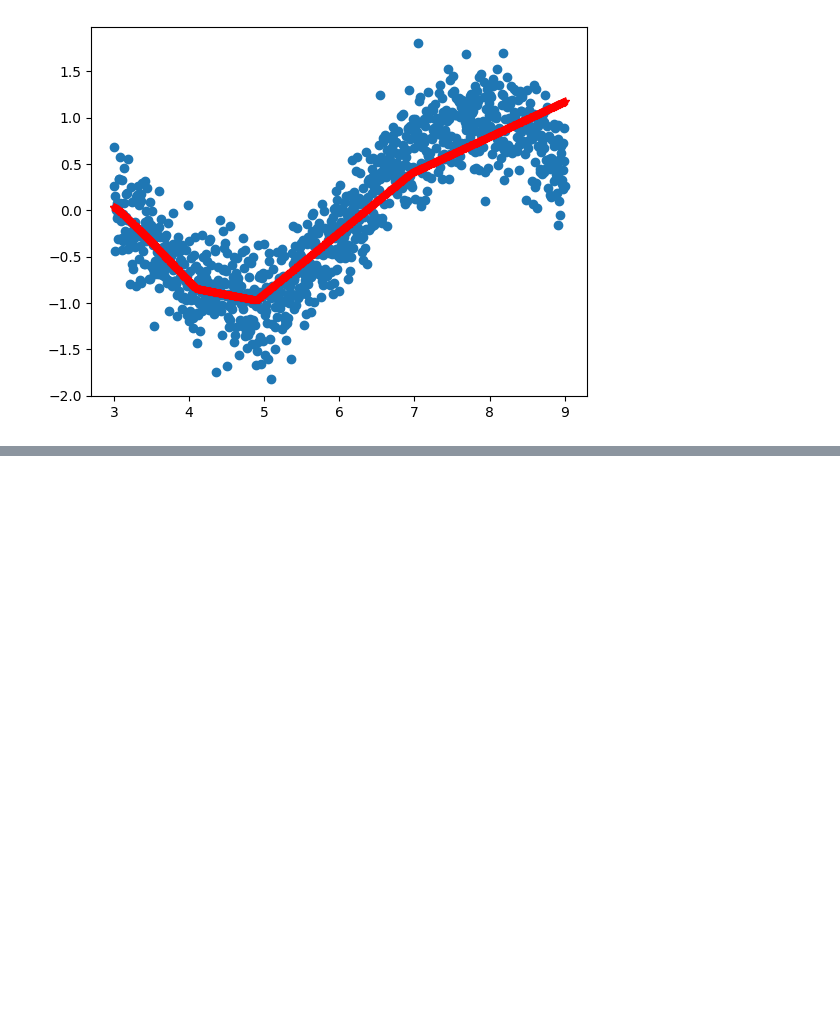
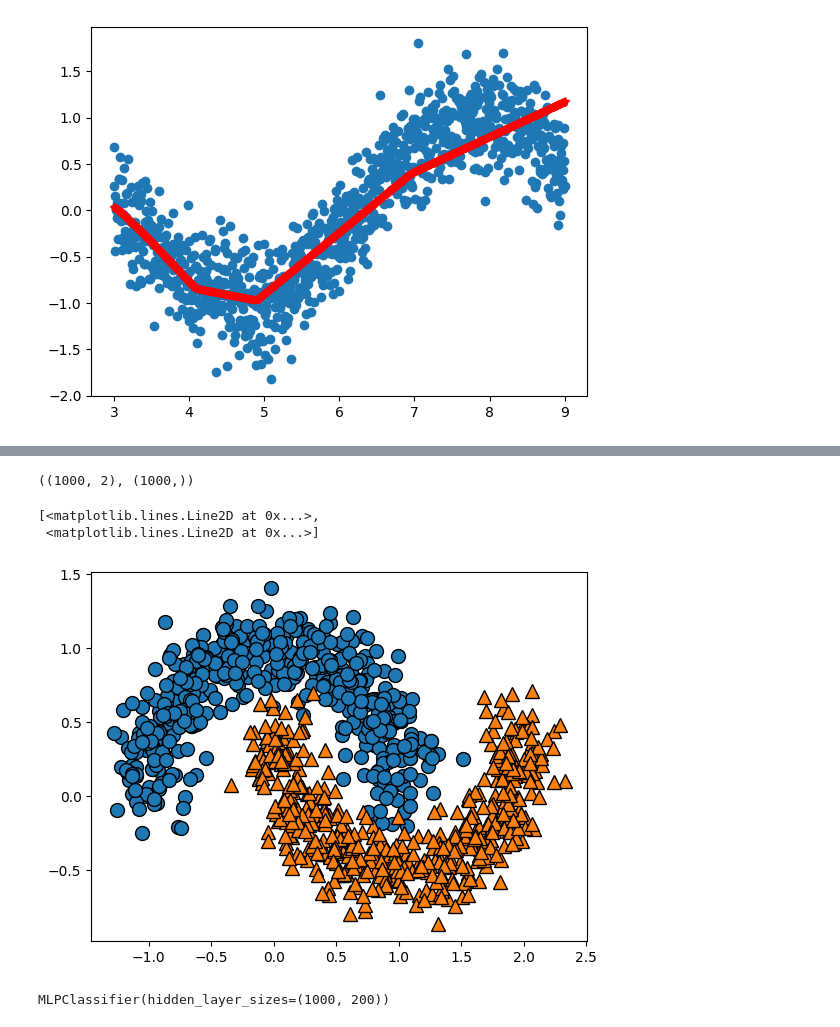
Before and after one commit to syedmahmoodiagents/MachineLearning, a Jupyter notebook: Neural_Networks_Scikit.ipynb, the cells around one changed output, grey strips where cells are left out. Cells and saved outputs as stored; diff of their text form; code cells hidden in the pictures; blank space fills up the shorter version.

```diff
--- a/Neural_Networks_Scikit.ipynb
+++ b/Neural_Networks_Scikit.ipynb
@@ -54,0 +41,6 @@ plt.plot(x,yp,'*r')
+# %%
+X,Y = make_moons(n_samples=1000, noise=0.15, random_state=0)
+# %%
+X.shape,Y.shape
+# %% [output]
+((1000, 2), (1000,))
@@ -54,0 +49,6 @@ plt.plot(x,yp,'*r')
+# %%
+mg.discrete_scatter(X[:,0],X[:,1],Y)
+# %% [output]
+[<matplotlib.lines.Line2D at 0x...>,
+ <matplotlib.lines.Line2D at 0x...>]
+[figure, added]
@@ -54,0 +59,4 @@ plt.plot(x,yp,'*r')
+# %%
+modl.fit(X,Y)
+# %% [output]
+MLPClassifier(hidden_layer_sizes=(1000, 200))
```
Also changed, not shown: parts of 9 cells of this notebook.
